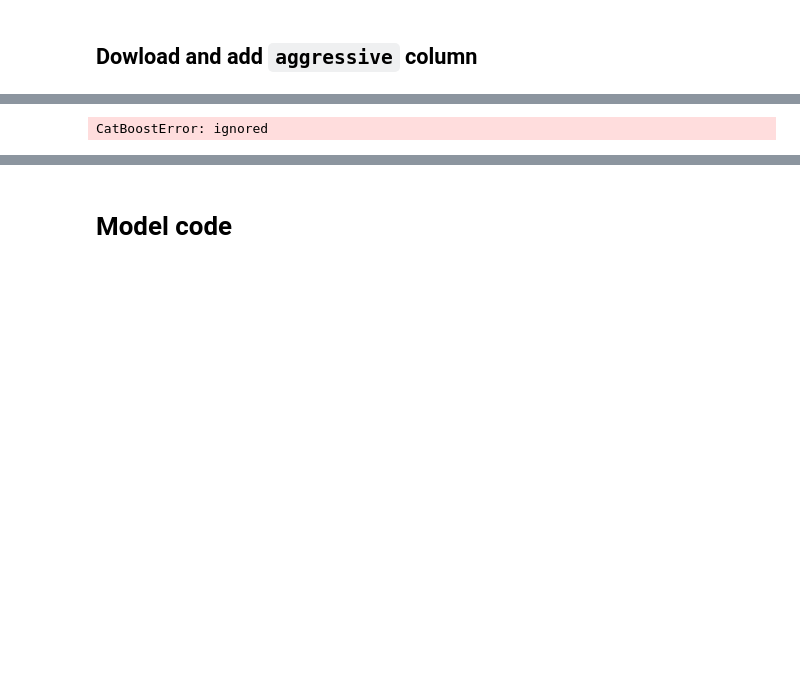
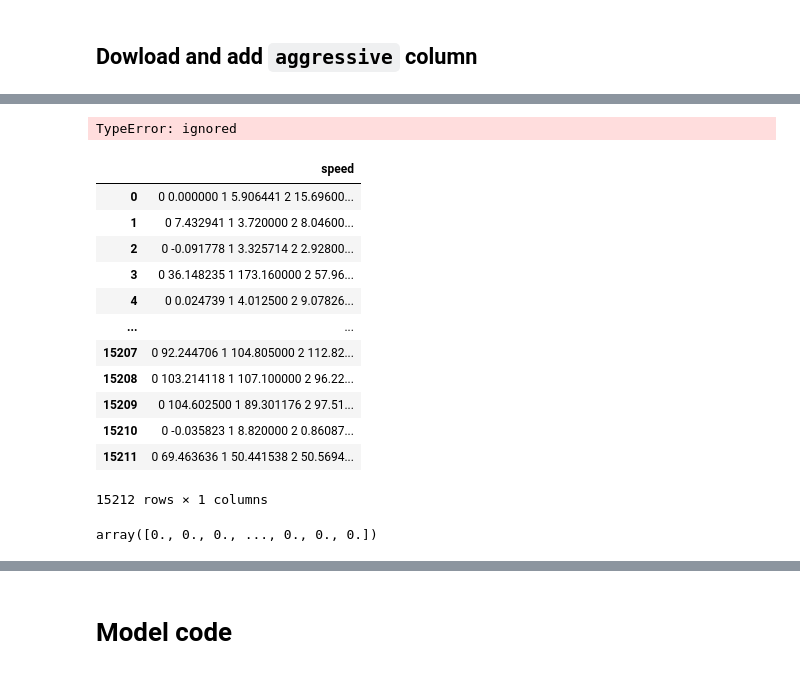
Before and after one commit to Egoluback/aiijc2021_transport, a Jupyter notebook: Model.ipynb, the cells around one changed output, grey strips where cells are left out. Drawn from its saved outputs; the diff is of its cells as text; code cells hidden in the pictures; blank space fills up the shorter version.

```diff
--- a/Model.ipynb
+++ b/Model.ipynb
@@ -102,2 +78,2 @@ speed_tracks.to_csv("labled_train_tracks_speed.csv")
 # %%
-speed_tracks = pd.read_csv("/content/drive/MyDrive/aiijc_transport_simpleteam/data/labled_train_tracks_speed.csv")
+tracks_labled = pd.read_csv("/content/drive/MyDrive/aiijc_transport_simpleteam/data/labled_train_tracks_speed.csv", index_col=0, sep=',', comment='#')
@@ -167,4 +80,60 @@ X_train, X_test, y_train, y_test = train_test_split(speed_tracks_X, speed_tracks
-# %%
-CatBoostClassifier().fit(X_train, y_train)
-# %% [output]
-CatBoostError: ignored
+# %%
+from functools import lru_cache
+
+# @lru_cache(maxsize=None)
+def split(arr, chunk_size = 15):
+    result = []
+    # get right length of arr so that it equally splits into chunks
+    length = len(arr)
+    split_length = length - (length%chunk_size)
+
+    for i in range(split_length)[chunk_size::chunk_size]:
+        result.append(arr[i-chunk_size:i])
+
+    return np.array(result)
+
+train_labels = []
+X_train = []
+
+for order in tracks_labled['order_id'].unique():
+    order_df = tracks_labled[tracks_labled['order_id']==order]
+    order_df.loc[0,'speed']=0
+
+    chunk_size = 15
+    if order_df.shape[0]<chunk_size:
+        continue
+
+    splitted_arrs = split(order_df.values, chunk_size)
+    for arr in splitted_arrs:
+        is_aggressive = arr[0][7]
+        train_labels.append(is_aggressive)
+        speed_series = []
+        for row in arr:
+            # append only speed and dt values
+            speed_series.append(row[6])
+        X_train.append(pd.Series(speed_series))
+
+X_train = pd.DataFrame({'speed':X_train})
+y_train = np.array(train_labels)
+# %% [output]
+TypeError: ignored
+# %%
+X_train
+# %% [output]
+|  | speed |
+| 0 | 0 0.000000 1 5.906441 2 15.69600... |
+| 1 | 0 7.432941 1 3.720000 2 8.04600... |
+| 2 | 0 -0.091778 1 3.325714 2 2.92800... |
+| 3 | 0 36.148235 1 173.160000 2 57.96... |
+| 4 | 0 0.024739 1 4.012500 2 9.07826... |
+| ... | ... |
+| 15207 | 0 92.244706 1 104.805000 2 112.82... |
+| 15208 | 0 103.214118 1 107.100000 2 96.22... |
+| 15209 | 0 104.602500 1 89.301176 2 97.51... |
+| 15210 | 0 -0.035823 1 8.820000 2 0.86087... |
+| 15211 | 0 69.463636 1 50.441538 2 50.5694... |
+15212 rows × 1 columns
+# %%
+y_train
+# %% [output]
+array([0., 0., 0., ..., 0., 0., 0.])
```
Also changed, not shown: parts of 34 cells of this notebook, 1 other file.
